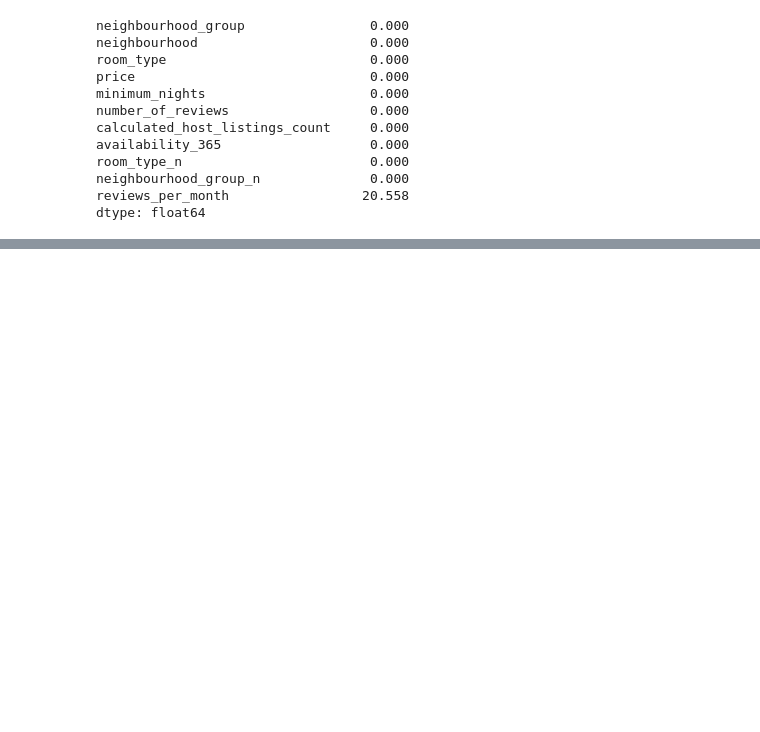
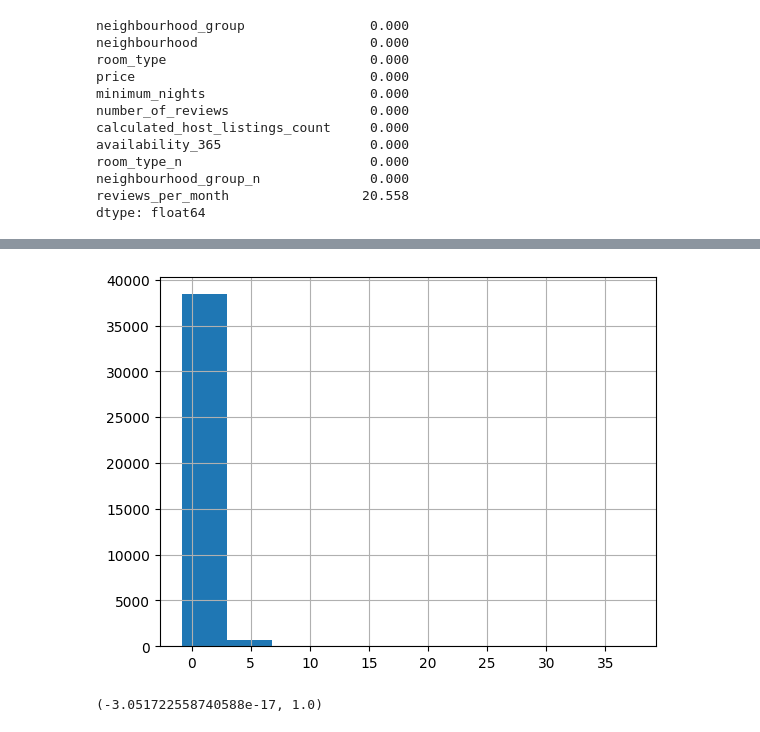
Before and after one commit to 4GeeksAcademy/nicholasdetriomachine-learning-python-template, a Jupyter notebook: src/explore.ipynb, the cells around one changed output, grey strips where cells are left out. Cells and saved outputs as stored; diff of their text form; code cells hidden in the pictures; blank space fills up the shorter version.

```diff
--- a/src/explore.ipynb
+++ b/src/explore.ipynb
@@ -772,0 +809,4 @@ X_test['Fare'] = X_test['Fare'].fillna(train_median_age)
+# %%
+from sklearn.preprocessing import StandardScaler
+
+scaler = StandardScaler()
@@ -772,0 +853,10 @@ X_test['Fare'] = X_test['Fare'].fillna(train_median_age)
+# %%
+plt.hist(X_train_scaled[:, X_train.columns == 'reviews_per_month'])
+plt.grid()
+# %% [output]
+[figure, added]
+# %%
+
+X_train_scaled[:, X_train.columns == 'reviews_per_month'].mean(), X_train_scaled[:, X_train.columns == 'reviews_per_month'].std()
+# %% [output]
+(-3.051722558740588e-17, 1.0)
```
Also changed, not shown: parts of 17 cells of this notebook.
